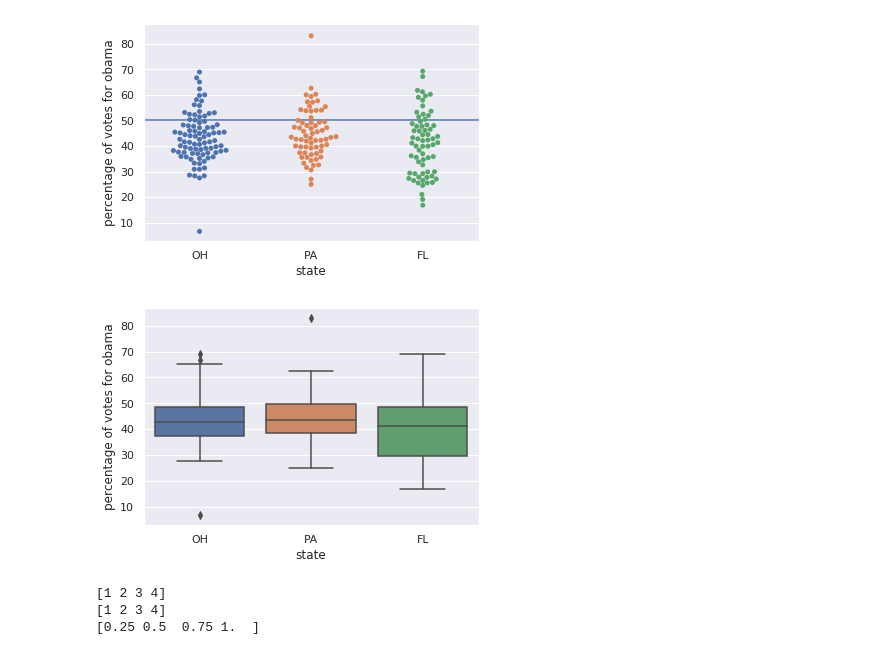
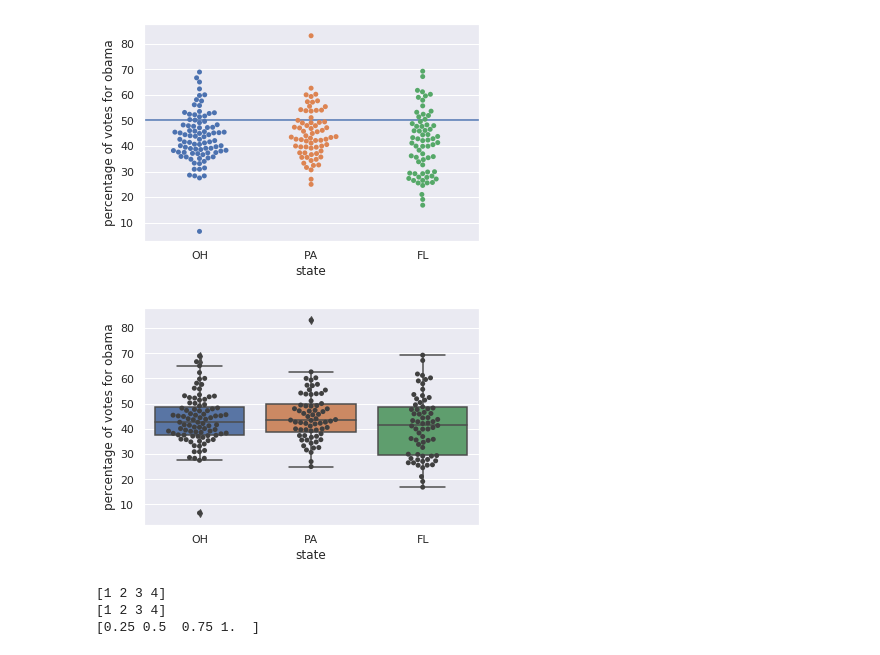
Before and after one commit to mohammad0alfares/EDA, a Jupyter notebook: Labs/swing_states lab.ipynb, the cells around one changed output. Cells and saved outputs as stored; diff of their text form; code cells hidden in the pictures.

```diff
--- a/Labs/swing_states lab.ipynb
+++ b/Labs/swing_states lab.ipynb
@@ -105,11 +105,12 @@ plt.show()
 [figure]
 # %%
 _= sns.boxplot(x='state', y='pct_dem', data=df_states)
+_= sns.swarmplot(x='state', y='pct_dem', data=df_states, color=".25")
 _= plt.xlabel('state')
 _= plt.ylabel('percentage of votes for obama')
 plt.show()
 # %% [output]
-[figure, old version]
+[figure, new version]
 # %%
     # to understand the ecdf
     d=np.arange(1, 5)
```
Also changed, not shown: parts of 1 cell of this notebook.
